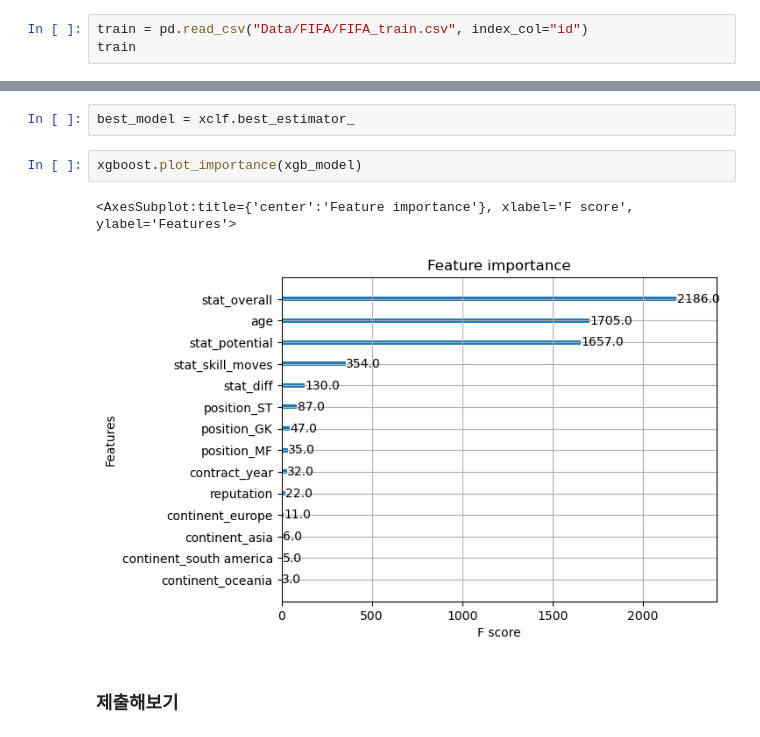
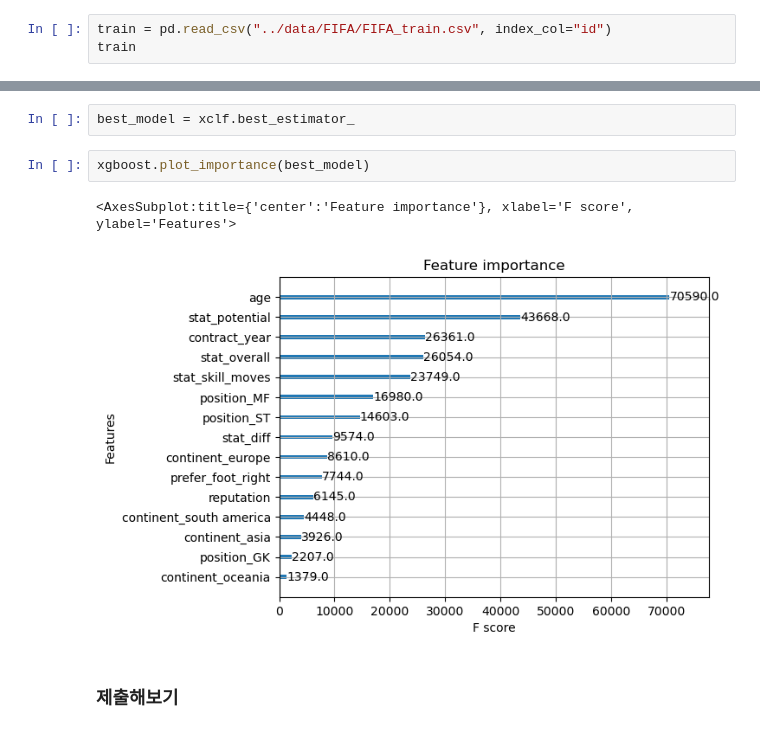
Before and after one commit to JiYoungGoGo/AI_School, a Jupyter notebook: ML/FIFA_.ipynb, the cells around one changed output, grey strips where cells are left out. Saved outputs shown, nothing was run; the diff lists cells and outputs as text.

```diff
--- a/ML/FIFA_.ipynb
+++ b/ML/FIFA_.ipynb
@@ -32,7 +32,7 @@ import numpy as np
 import seaborn as sns
 import matplotlib.pyplot as plt
 # %%
-train = pd.read_csv("Data/FIFA/FIFA_train.csv", index_col="id")
+train = pd.read_csv("../data/FIFA/FIFA_train.csv", index_col="id")
 train
 # %% [output]
 |  | name | age | continent | contract_until | position | prefer_foot | reputation | stat_overall | ... |
@@ -565,10 +565,10 @@ best score :  9.368115162303232
 # %%
 best_model = xclf.best_estimator_
 # %%
-xgboost.plot_importance(xgb_model)
+xgboost.plot_importance(best_model)
 # %% [output]
 <AxesSubplot:title={'center':'Feature importance'}, xlabel='F score', ylabel='Features'>
-[figure, old version]
+[figure, new version]
 # %% [markdown]
 ### 제출해보기
 # %%
```
Also changed, not shown: parts of 32 cells of this notebook, 3 other files.
